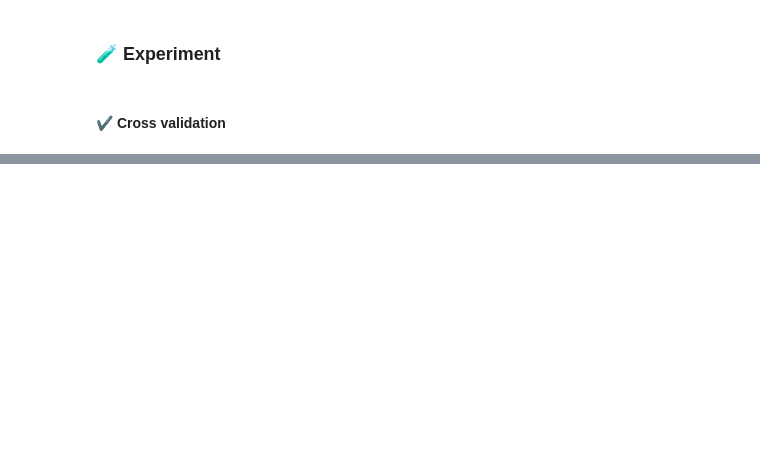
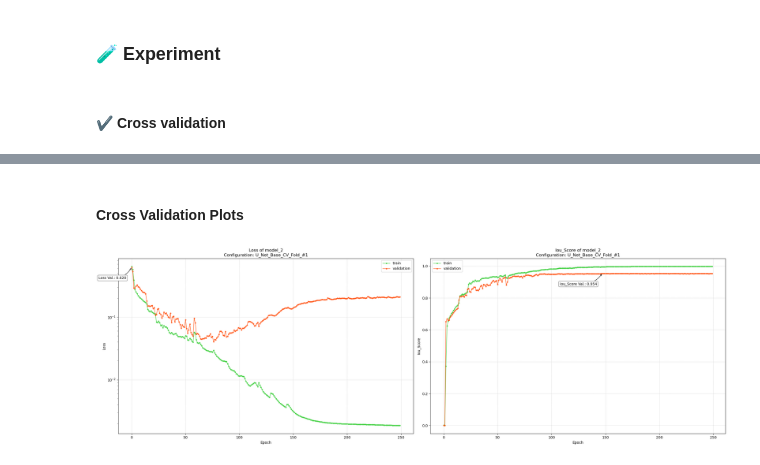
Before and after one commit to CIIC-C-T-Polytechnic-of-Leiria/ESS_Data_Lab, a Jupyter notebook: unet_base_training.ipynb, the cells around one changed output, grey strips where cells are left out. Cells and saved outputs as stored; diff of their text form; code cells hidden in the pictures; blank space fills up the shorter version.

Commit message:
unet scripts update

```diff
--- a/unet_base_training.ipynb
+++ b/unet_base_training.ipynb
@@ -74,20 +76,20 @@ CONFIGS = dict(
     C = 3,                  # image R,G,B channels
     BATCH_SZ = 2,           # batch size
     REF_FILTERS = 128,      # reference number for U-NET filters
-    F_INIT = "he_normal",   # Kaiming He initialization
+    SEED = 42,              # random seed
+    F_INIT = tf.keras.initializers.HeNormal(seed=1), # Kaiming He initialization
     CLASS_NUM = 1,
-    EPOCHS = 100,           # training epochs
+    EPOCHS = 250,          # training epochs
     OPTIMIZER = Adam(learning_rate=0.001),
     COST_F = BinaryCrossentropy,
     CONV_ACTIV = Activation(tf.nn.relu),    # rectified linear unit activation function
-    METRICS = [MeanIoU(num_classes = 2, name='iou'),
+    METRICS = [IOUScore(threshold = 0.5),
                Precision(thresholds=0.5),
                Recall(thresholds=0.5)],
-    SEED = 42,                              # random seed
     DTYPE = np.float32                      # data type
 )
 
-# forces channel-last order (L,A,C)
+# forces channel-last order (H,W,C)
 backend.set_image_data_format('channels_last')
 # %% [markdown]
 ### 📁 Data source paths and directories creation
@@ -125,7 +132,7 @@ for folder in output_folders:
 # %% [markdown]
 #### callback_funcs
 # %%
-def callback_funcs(str_run, monitor_metric='val_iou', mode='min', reduce_factor=0.5,
+def callback_funcs(str_run, monitor_metric='val_iou_score', mode='min', reduce_factor=0.5,
                    reduce_patience=10, fold_n = 0,  additional_callbacks=[]):
     """
     Creates a list of Keras callbacks to be used during model training.
@@ -146,7 +153,7 @@ def callback_funcs(str_run, monitor_metric='val_iou', mode='min', reduce_factor=
         Default is 0.5.
     reduce_patience : int, optional
         Number of epochs with no improvement after which to reduce the learning rate for the ReduceLROnPlateau callback.
-        Default is 10.
+        Default is 20.
     additional_callbacks : list, optional
         List of additional Keras callbacks to be added to the output list.
         Default is [].
@@ -177,7 +184,7 @@ def callback_funcs(str_run, monitor_metric='val_iou', mode='min', reduce_factor=
 
     # Model Checkpoint
     # Save the best model based on monitored metric on validation data
-    checkpoint_filepath = os.path.join(CHECKPOINT_MODELOS, str_run +'_epoch_{epoch:02d}.h5')
+    checkpoint_filepath = os.path.join(CHECKPOINT_MODELOS, str_run+'.h5')
     checkpoint = tf.keras.callbacks.ModelCheckpoint(
         filepath=checkpoint_filepath,
         save_best_only=True,
@@ -776,7 +740,7 @@ def decoder(input, ativ_skip, filters, f_init=CONFIGS['F_INIT']):
 # %% [markdown]
 #### create_UNET
 # %%
-def create_UNET(img_dim=(256,256), ref_filters=128, num_classes=1, batch_sz=4):
+def create_UNET(img_dim=(256,256), ref_filters=128, num_classes=1, batch_sz=2):
     """
     Creates a U-Net model for image segmentation, with variable input image
     dimensions and zero padding. This architecture has 4 max pooling layers (2x2)
@@ -1015,0 +957,6 @@ Cross Valid. std: IoU = 0.37 Precision = 37.49 Recall = 29.62
+# %% [markdown]
+#### Cross Validation Plots
+# %%
+metrics_graphs(histories[0], model=model, model_conf= "U_Net_Base_CV_Fold_#1", metrics=['loss', 'iou_score'], y_log=True)
+# %% [output]
+[figure, added]
```
Also changed, not shown: parts of 17 cells of this notebook, 1 other file.
